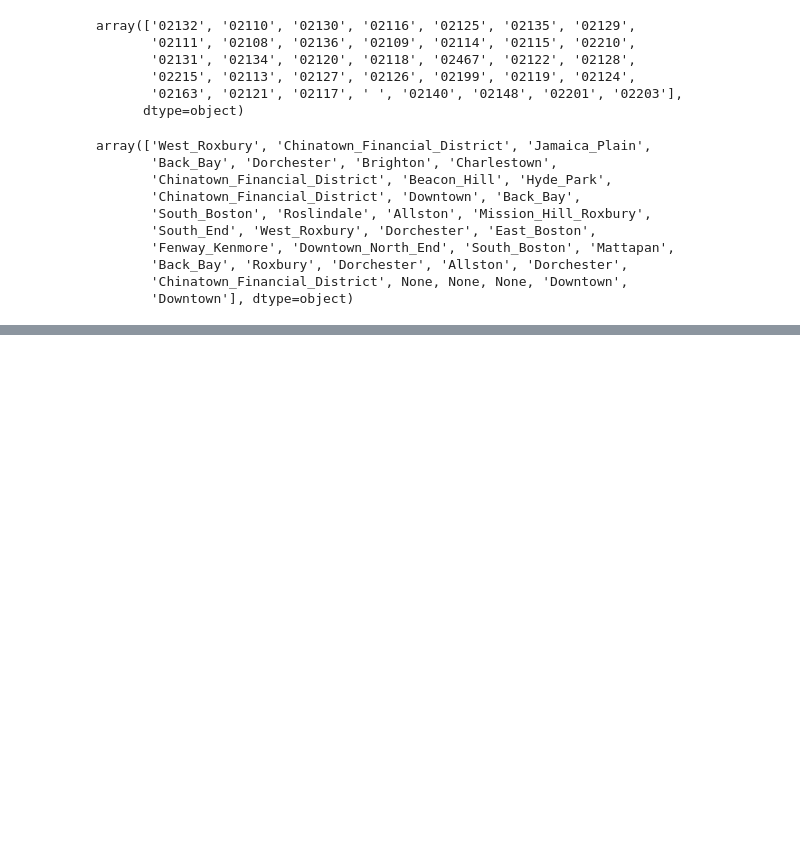
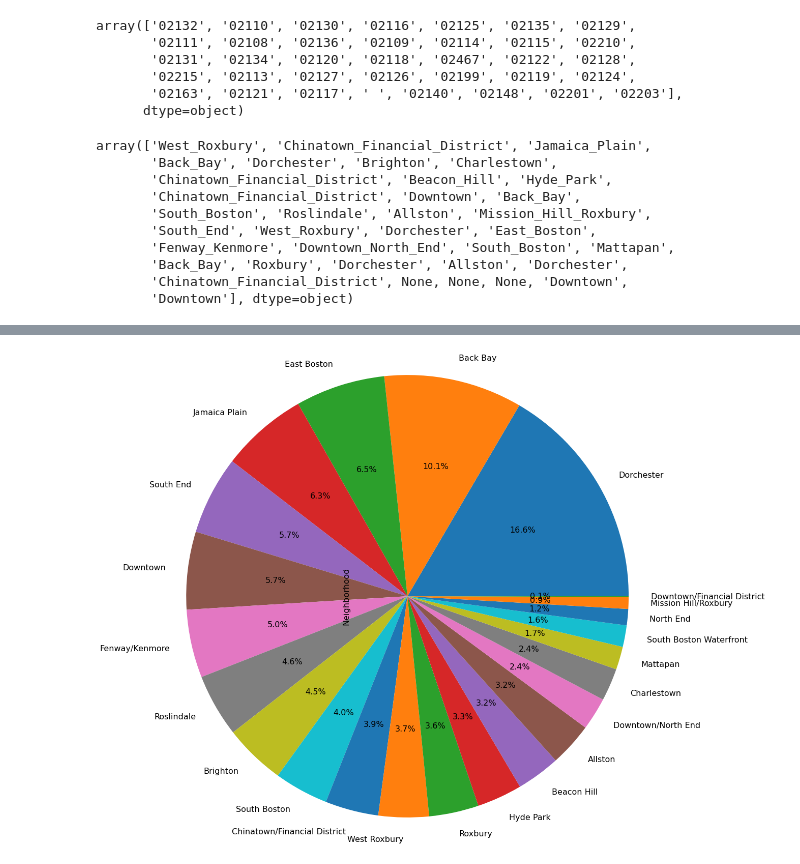
Before and after one commit to BU-Spark/ds-councilor-mejia-city-services, a Jupyter notebook: fall22-team-4/Deliverable_1.ipynb, the cells around one changed output, grey strips where cells are left out. Drawn from its saved outputs; the diff is of its cells as text; code cells hidden in the pictures; blank space fills up the shorter version.

```diff
--- a/fall22-team-4/Deliverable_1.ipynb
+++ b/fall22-team-4/Deliverable_1.ipynb
@@ -327,0 +328,9 @@ plt.show()
+# %%
+neighborhood_fund = df_fund['Neighborhood'].value_counts()
+# %%
+plt.rcParams['font.size'] = '16'
+neighborhood_fund.plot(kind = 'pie', radius = 5, autopct='%1.1f%%')
+plt.savefig('8.png', bbox_inches='tight')
+plt.show()
+# %% [output]
+[figure, added]
```
Also changed, not shown: parts of 7 cells of this notebook, 11 other files.
